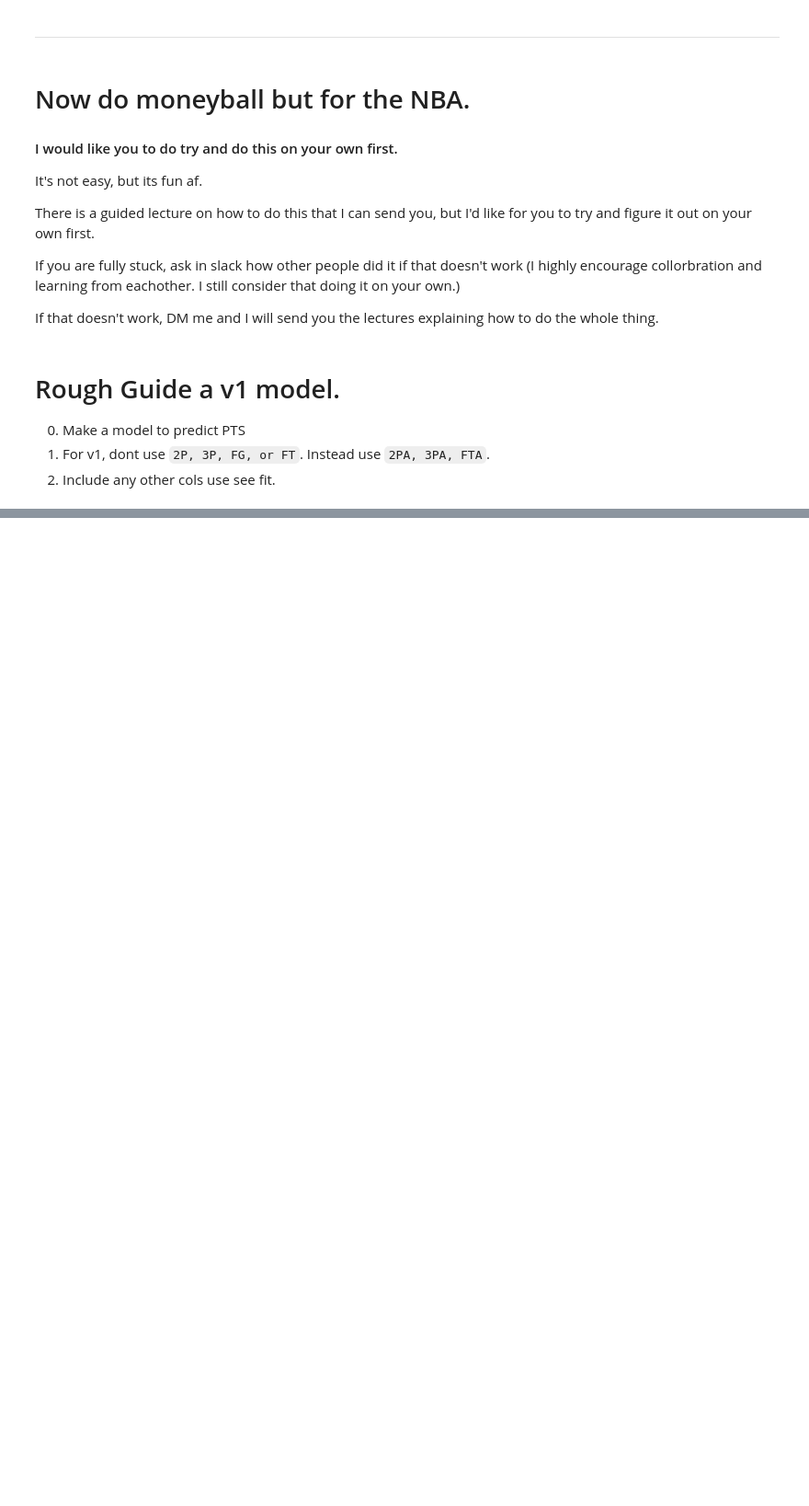
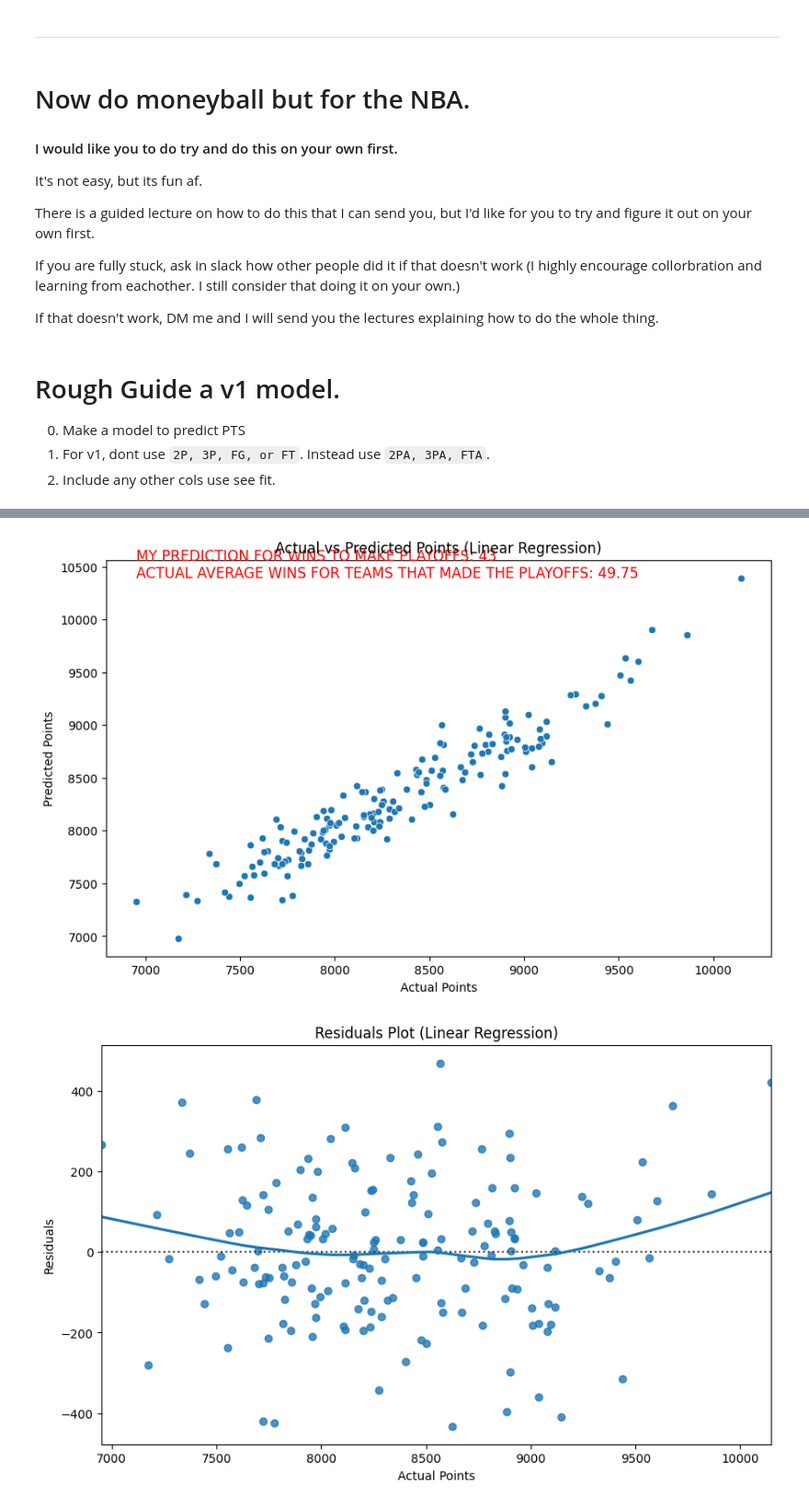
Before and after one commit to Mesa112/2024-DS-Tue, a Jupyter notebook: Week-07-Regression/Exercise-EM.ipynb, the cells around one changed output, grey strips where cells are left out. Shown at 92% size. Cells and saved outputs as stored; diff of their text form; code cells hidden in the pictures; blank space fills up the shorter version.

```diff
--- a/Week-07-Regression/Exercise-EM.ipynb
+++ b/Week-07-Regression/Exercise-EM.ipynb
@@ -221,3 +219,78 @@ If that doesn't work, DM me and I will send you the lectures explaining how to d
 0. Make a model to predict PTS
 0. For v1, dont use `2P, 3P, FG, or FT`.  Instead use `2PA, 3PA, FTA`.
 0. Include any other cols use see fit.
+# %%
+df_v1 = df.drop(columns=['2P', '3P', 'FG', 'FT'])
+
+X = df_v1[['2PA', '3PA', 'FTA', 'oppPTS', 'AST', 'ORB', 'DRB', 'TOV']]
+y = df_v1['PTS']
+
+# trainign and testing
+X_train, X_test, y_train, y_test = train_test_split(X, y, test_size=0.2, random_state=42)
+
+#LINEAR REGRESSIon
+linear_model = LinearRegression()
+linear_model.fit(X_train, y_train)
+
+# we predict
+y_pred_linear = linear_model.predict(X_test)
+
+# eval linear regression
+mse_linear = metrics.mean_squared_error(y_test, y_pred_linear)
+r2_linear = metrics.r2_score(y_test, y_pred_linear)
+rmse_linear = np.sqrt(mse_linear)
+
+print(f"LINEAR REGRESSION - MEAN SQUARED ERROR: {mse_linear}")
+print(f"THIS NUMBER SHOWS HOW FAR OFF THE MODEL'S PREDICTIONS ARE FROM THE ACTUAL VALUES. A LOWER NUMBER MEANS BETTER ACCURACY.")
+
+print(f"LINEAR REGRESSION - R-SQUARED: {r2_linear}")
+print(f"THIS NUMBER REPRESENTS HOW WELL THE MODEL CAN EXPLAIN THE VARIABILITY IN THE TARGET. HIGHER IS BETTER. HERE, {r2_linear} MEANS THE MODEL CAN EXPLAIN ABOUT {round(r2_linear * 100, 2)}% OF THE VARIATION IN POINTS.")
+
+print(f"LINEAR REGRESSION - ROOT MEAN SQUARED ERROR: {rmse_linear}")
+print(f"THIS IS ANOTHER ERROR MEASURE, BUT IN THE SAME UNIT AS THE TARGET (POINTS), MAKING IT MORE INTERPRETABLE. LOWER IS BETTER.")
+
+#WE TRY random forest too(its basically sseveral decision trees  used to find the answer)
+rf_model = RandomForestRegressor(n_estimators=100, random_state=42)
+rf_model.fit(X_train, y_train)
+
+y_pred_rf = rf_model.predict(X_test)
+
+mse_rf = metrics.mean_squared_error(y_test, y_pred_rf)
+r2_rf = metrics.r2_score(y_test, y_pred_rf)
+rmse_rf = np.sqrt(mse_rf)
+
+print(f"RANDOM FOREST - MEAN SQUARED ERROR: {mse_rf}")
+print(f"THIS NUMBER SHOWS THE ERROR FOR THE RANDOM FOREST MODEL. IT'S HIGHER THAN LINEAR REGRESSION, SO IT'S LESS ACCURATE.")
+
+print(f"RANDOM FOREST - R-SQUARED: {r2_rf}")
+print(f"THIS REPRESENTS HOW WELL THE RANDOM FOREST CAN EXPLAIN THE VARIATION IN POINTS. IT'S LOWER THAN LINEAR REGRESSION.")
+
+print(f"RANDOM FOREST - ROOT MEAN SQUARED ERROR: {rmse_rf}")
+print(f"THIS SHOWS THE AVERAGE DIFFERENCE BETWEEN PREDICTED AND ACTUAL VALUES FOR RANDOM FOREST, HIGHER THAN LINEAR REGRESSION.")
+
+# Plot Actual vs Predicted Points Scatterplot for Linear Regression
+plt.figure(figsize=(10, 6))
+sns.scatterplot(x=y_test, y=y_pred_linear)
+plt.title('Actual vs Predicted Points (Linear Regression)')
+plt.xlabel('Actual Points')
+plt.ylabel('Predicted Points')
+
+actual_avg_wins_playoffs = df[df['Playoffs'] == 1]['W'].mean()
+
+plt.text(
+    x=min(y_test),
+    y=max(y_pred_linear),
+    s=f"MY PREDICTION FOR WINS TO MAKE PLAYOFFS: {WINS_NEED_TO_MAKE_PLAYOFFS}\n"
+      f"ACTUAL AVERAGE WINS FOR TEAMS THAT MADE THE PLAYOFFS: {actual_avg_wins_playoffs:.2f}",
+    fontsize=12, color='red', ha='left'
+)
+
+plt.show()
+
+plt.figure(figsize=(10, 6))
+sns.residplot(x=y_test, y=y_pred_linear, lowess=True)
+plt.title('Residuals Plot (Linear Regression)')
+plt.xlabel('Actual Points')
+plt.ylabel('Residuals')
+plt.show()
+# %% [output]
@@ -223,0 +309,2 @@ If that doesn't work, DM me and I will send you the lectures explaining how to d
+[figure, added]
+[figure, added]
```
Also changed, not shown: parts of 4 cells of this notebook.
